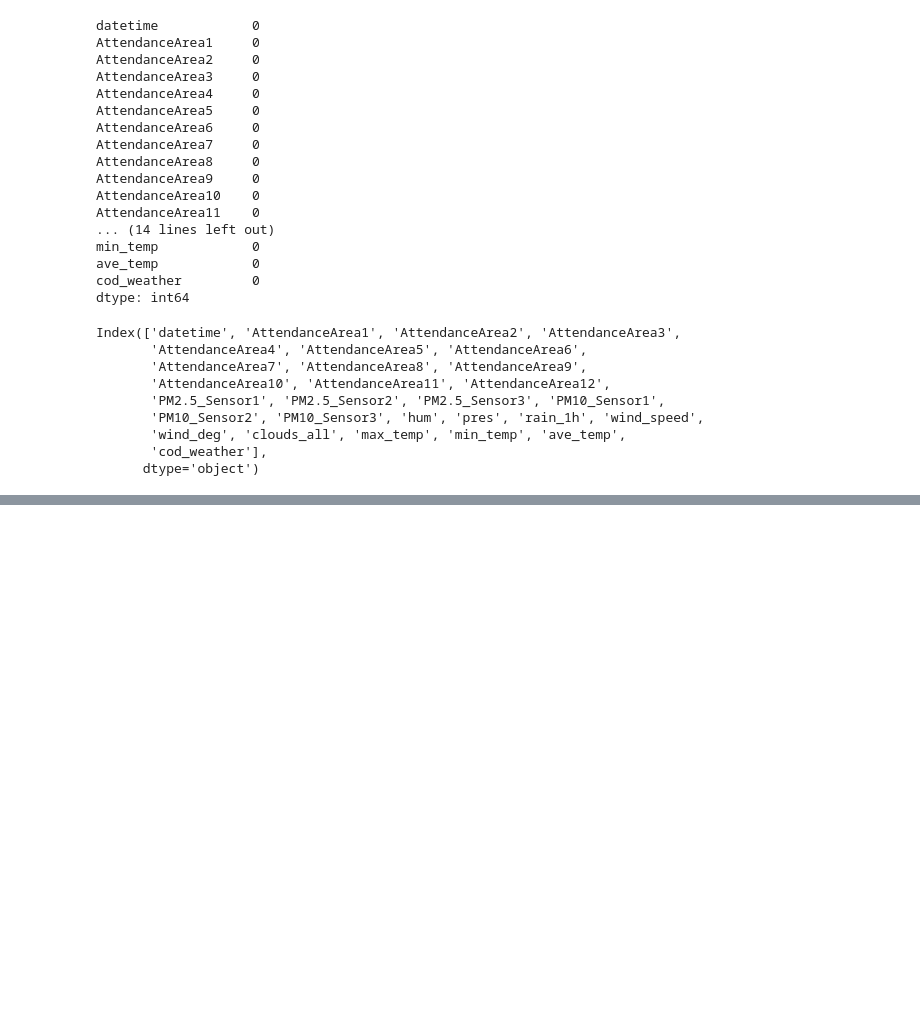
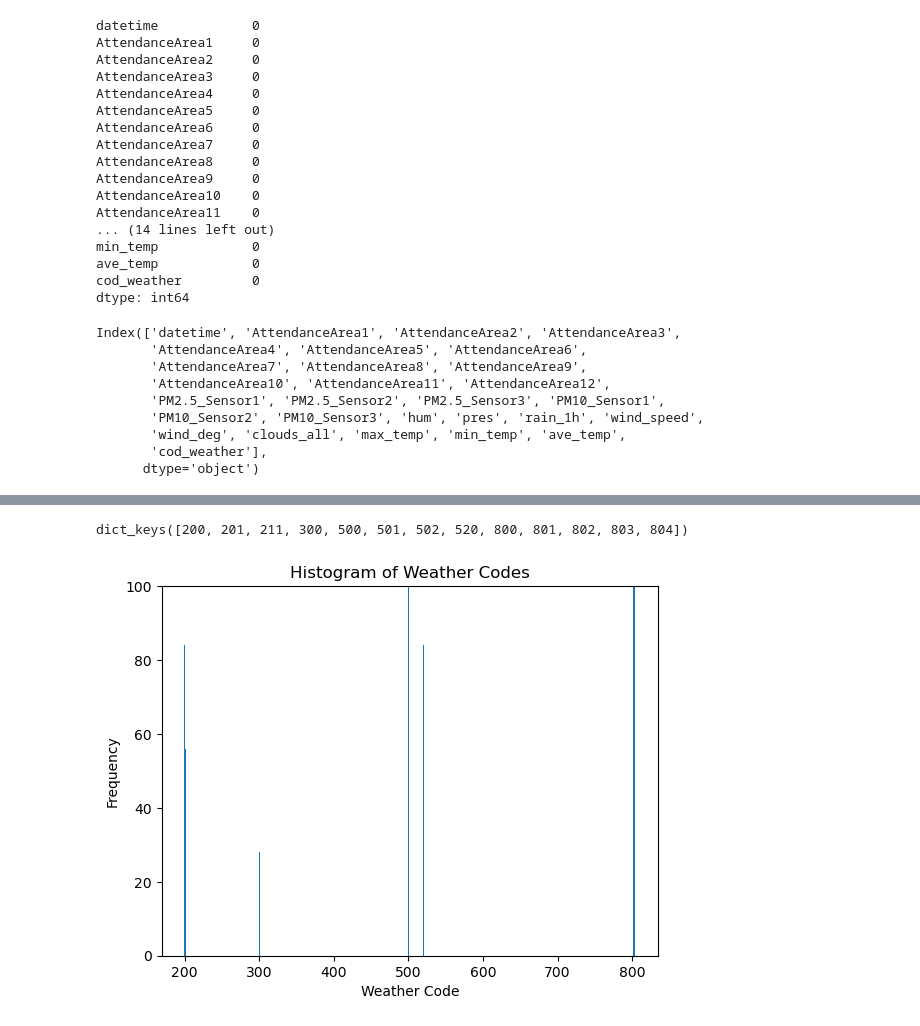
Before and after one commit to trianam/SmartCityQC-QForrest, a Jupyter notebook: SmartCityQCWizard/dataset.ipynb, the cells around one changed output, grey strips where cells are left out. Cells and saved outputs as stored; diff of their text form; code cells hidden in the pictures; blank space fills up the shorter version.

```diff
--- a/SmartCityQCWizard/dataset.ipynb
+++ b/SmartCityQCWizard/dataset.ipynb
@@ -150,3 +150,10 @@ Index(['datetime', 'AttendanceArea1', 'AttendanceArea2', 'AttendanceArea3',
       dtype='object')
 # %%
 final_ds.to_csv('final_ds.csv', index=False)
+# %%
+import pandas as pd
+final_ds = pd.read_csv('final_ds.csv')
+codes = final_ds['cod_weather']
+# %%
+codes = final_ds.groupby('cod_weather').count().sum(1)
+codes
@@ -152,0 +176,16 @@ final_ds.to_csv('final_ds.csv', index=False)
+# %%
+hist = dict(codes)
+hist.keys()
+# %% [output]
+dict_keys([200, 201, 211, 300, 500, 501, 502, 520, 800, 801, 802, 803, 804])
+# %%
+import matplotlib.pyplot as plt
+
+plt.bar(hist.keys(), hist.values())
+plt.xlabel('Weather Code')
+plt.ylabel('Frequency')
+plt.title('Histogram of Weather Codes')
+plt.ylim(0, 100)
+plt.show()
+# %% [output]
+[figure, added]
```
Also changed, not shown: parts of 6 cells of this notebook, 1 other file.
